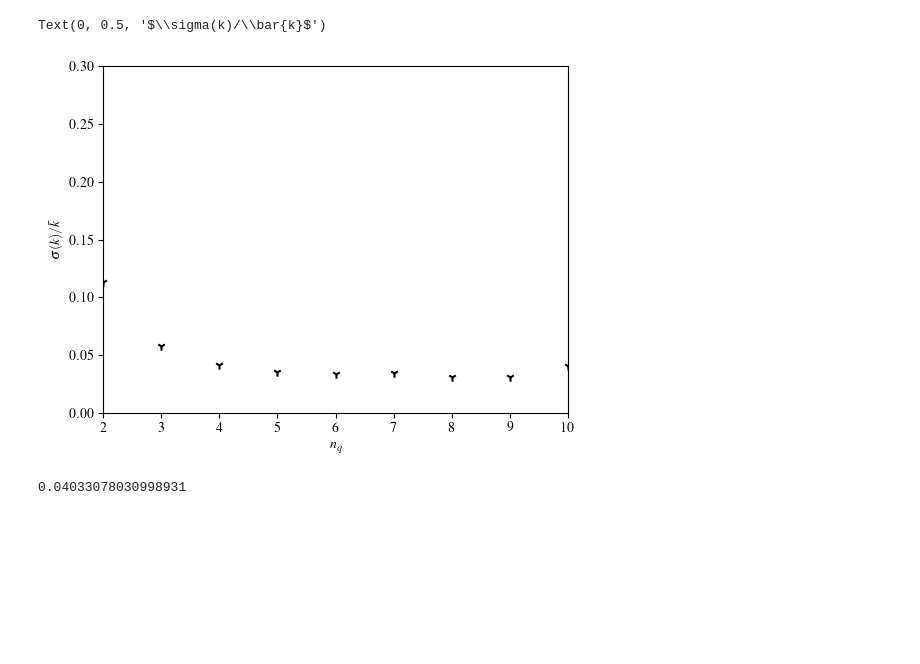
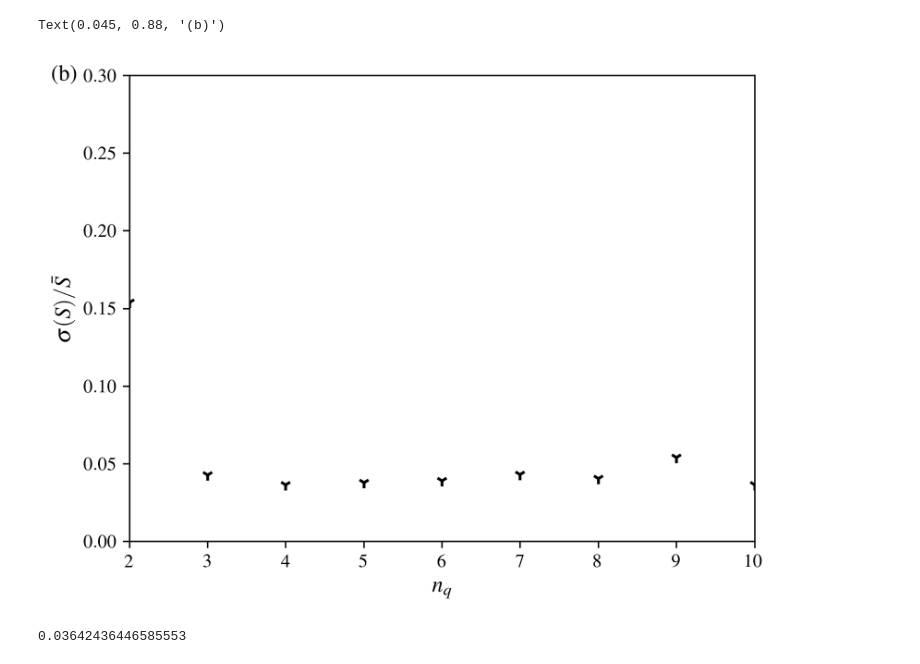
Before and after one commit to Emiliano6754/Correlation-Quantum-Walks, a Jupyter notebook: qsumsplots.ipynb, the cells around one changed output. Saved outputs shown, nothing was run; the diff lists cells and outputs as text; code cells hidden in the pictures; blank space fills up the shorter version.

```diff
--- a/qsumsplots.ipynb
+++ b/qsumsplots.ipynb
@@ -194,21 +203,22 @@ ax.legend(loc='lower right')
 # %%
-fig = plt.figure(figsize=(6,4.5))
+fig = plt.figure(figsize=(6,4.5),dpi=300)
 fig.clear()
 ax = fig.subplots()
 # plt.title("avg(k)")
-ax.scatter(qubit_nums,np.sqrt(variances)/averages,marker='1',c='k')
+ax.scatter(qubit_nums,np.sqrt(entropy_variances)/entropy_averages,marker='1',c='k')
 ax.set_xlim(2,max(qubit_nums))
-ax.set_xlabel(r'$n_q$')
+ax.set_xlabel(r'$n_q$',fontsize=12)
 ax.set_ylim(0,0.3)
-ax.set_ylabel(r'$\sigma(k)/\bar{k}$')
-# plt.savefig(savefilepath + "dim" + str(D) + "/"+"averages.png")
+ax.set_ylabel(r'$\sigma(S)/\bar{S}$',fontsize=12)
+# plt.savefig(savefilepath + "dim" + str(D) + "/"+"entropy_averages.png")
+fig.text(0.045,0.88, '(b)', horizontalalignment='center', verticalalignment='center', fontsize=12)
 # %% [output]
-Text(0, 0.5, '$\\sigma(k)/\\bar{k}$')
+Text(0.045, 0.88, '(b)')
-[figure, old version]
+[figure, new version]
 # %%
-print(np.sqrt(variances[8])/averages[8])
+print((np.sqrt(entropy_variances)/entropy_averages)[-1])
 # %% [output]
-0.04033078030998931
+0.03642436446585553
 # %%
 print(res)
 # %% [output]
```
Also changed, not shown: parts of 7 cells of this notebook, 24 other files.
